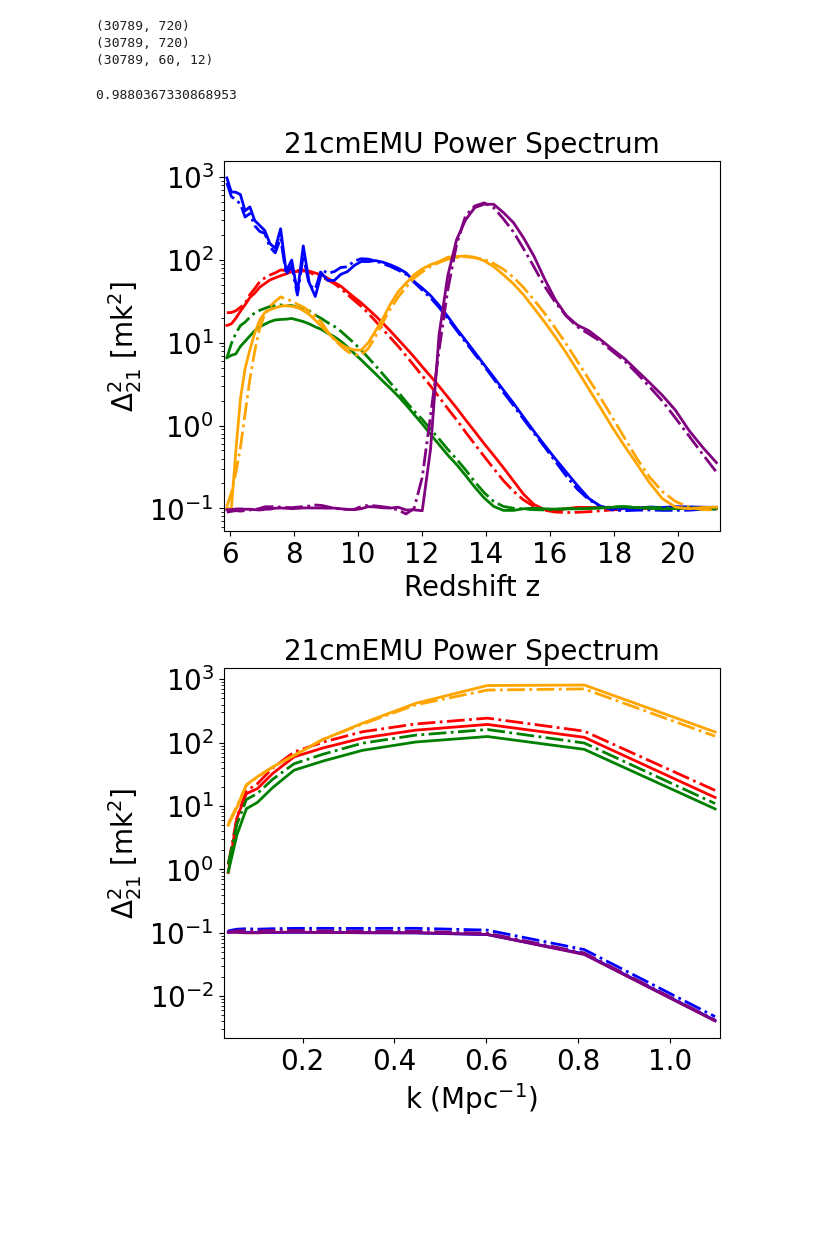
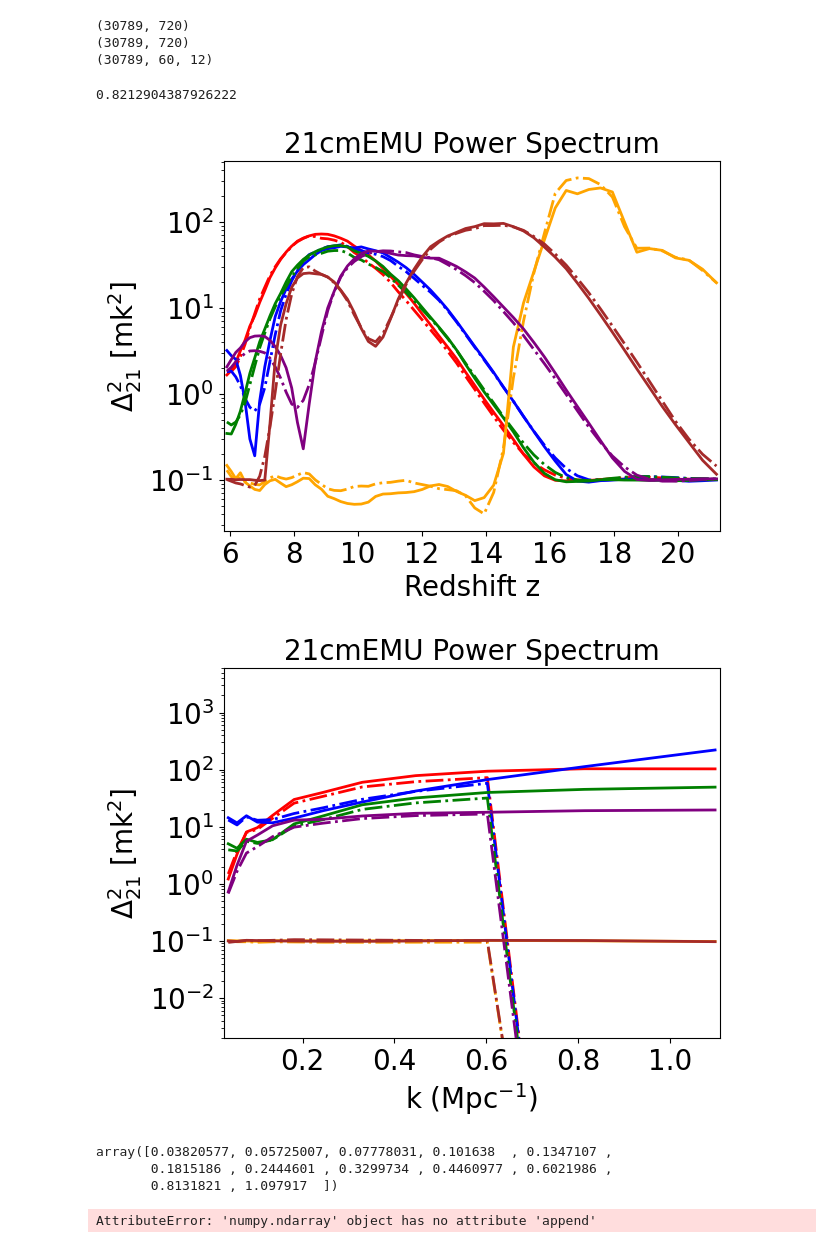
Before and after one commit to Rillard2001/RealMSc, a Jupyter notebook: 21cmEMU_TrainingData.ipynb, the cells around one changed output. Saved outputs shown, nothing was run; the diff lists cells and outputs as text; code cells hidden in the pictures; blank space fills up the shorter version.

```diff
--- a/21cmEMU_TrainingData.ipynb
+++ b/21cmEMU_TrainingData.ipynb
@@ -111,8 +121,8 @@ low_train_sig = low_PS(final_train, k_cut = 0.8, method = 'Sigmoid', eta = 10)
 low_val_sig = low_PS(final_val, k_cut = 0.8, method = 'Sigmoid', eta = 10)
 # %%
 #low_test_gauss = low_PS(final_val, k_cut = 0.8, method = 'Gaussian', eta = 10)
-#low_test_sharp = low_PS(final_test, k_cut = 0.8, method = 'SharpCut', eta = 10)
-low_test_sig = low_PS(final_test, k_cut = 0.8, method = 'Sigmoid', eta = 10)
+low_test_sharp = low_PS(final_test, k_cut = 0.8, method = 'SharpCut', eta = 10)
+#low_test_sig = low_PS(final_test, k_cut = 0.8, method = 'Sigmoid', eta = 10)
 # %%
 #Drop round
 train_input = t.drop(['Round'], axis = 1)
@@ -450,11 +446,12 @@ print(best_val_loss)
 0.00011703882178625952
 # %%
 #Test neural network on test data
-loaded_model = PSNN(9, [615, 357, 597])
+
+loaded_model = PSNN(9, [480, 621, 523])
 loaded_model = loaded_model.double()
-loaded_model.load_state_dict(torch.load("PSNN_4fixed_low_train_sig.pth", map_location = torch.device('cpu')))
+loaded_model.load_state_dict(torch.load("PSNN_4fixed_low_train_sharp2.pth", map_location = torch.device('cpu')))
 
-test_loader = DataLoader(test_dataset, batch_size = 32, shuffle = True)
+test_loader = DataLoader(test_dataset, batch_size = 64, shuffle = True)
 
 loaded_model.eval()
 #model.eval()
@@ -464,7 +461,7 @@ with torch.no_grad():
 
 y_pred = y_pred_tens.cpu().numpy()
 
-y_true = np.log10(low_test_sig).reshape(low_test_sig.shape[0], -1)
+y_true = np.log10(low_test_sharp).reshape(low_test_sharp.shape[0], -1)
 y_pred = y_pred.reshape(y_pred.shape[0], -1)
 # %%
 print(y_pred.shape)
@@ -478,7 +475,7 @@ print(y_pred_tens.cpu().numpy().shape)
 #Get R^2 score
 r2_score(y_true, y_pred)  # getting 90% 2D R^2 score with 30 000 test samples
 # %% [output]
-0.9880367330868953
+0.8212904387926222
 # %%
 #0.932 R^2 score with all 9 differing parameters at 100k training samples, 20k validation samples, 25k test samples
 #0.982 R^2 score with 5 differing parameters and 4 fixed at 100k training samples, 20k validation samples, 25k test sample
@@ -487,6 +485,12 @@ r2_score(y_true, y_pred)  # getting 90% 2D R^2 score with 30 000 test samples
 # %%
-plotting_PS(final_test, low_test_sig, 10 ** y_pred_tens.cpu().numpy(), 'zs', size = 5, k = 5, z = 10, filename = '21cmEMU_PS_z_fixed')
-plotting_PS(final_test, low_test_sig, 10 ** y_pred_tens.cpu().numpy(), 'k', size = 5, k = 5, z = 10, filename = '21cmEMU_PS_k_fixed')
+plotting_PS(final_test, low_test_sharp, 10 ** y_pred_tens.cpu().numpy(), 'zs', size = 5, k = 5, z = 10, filename = '21cmEMU_PS_z_fixed')
+plotting_PS(final_test, low_test_sharp, 10 ** y_pred_tens.cpu().numpy(), 'k', size = 5, k = 5, z = 10, filename = '21cmEMU_PS_k_fixed')
 # %% [output]
-[figure, old version]
+[figure, new version]
-[figure, old version]
+[figure, new version]
+# %%
+final_test.k
+# %% [output]
+array([0.03820577, 0.05725007, 0.07778031, 0.101638  , 0.1347107 ,
+       0.1815186 , 0.2444601 , 0.3299734 , 0.4460977 , 0.6021986 ,
+       0.8131821 , 1.097917  ])
@@ -492,0 +499,4 @@ plotting_PS(final_test, low_test_sig, 10 ** y_pred_tens.cpu().numpy(), 'k', size
+# %%
+rand.append(5)
+# %% [output]
+AttributeError: 'numpy.ndarray' object has no attribute 'append'
```
Also changed, not shown: parts of 11 cells of this notebook, 1 other file.
